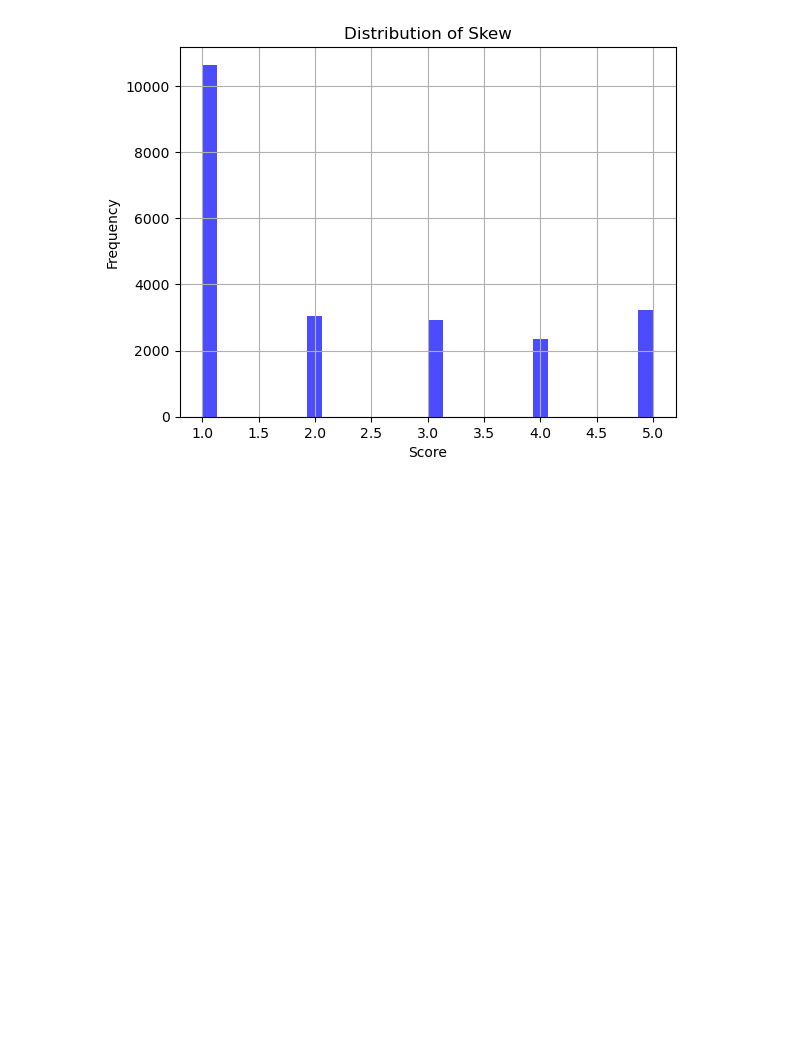
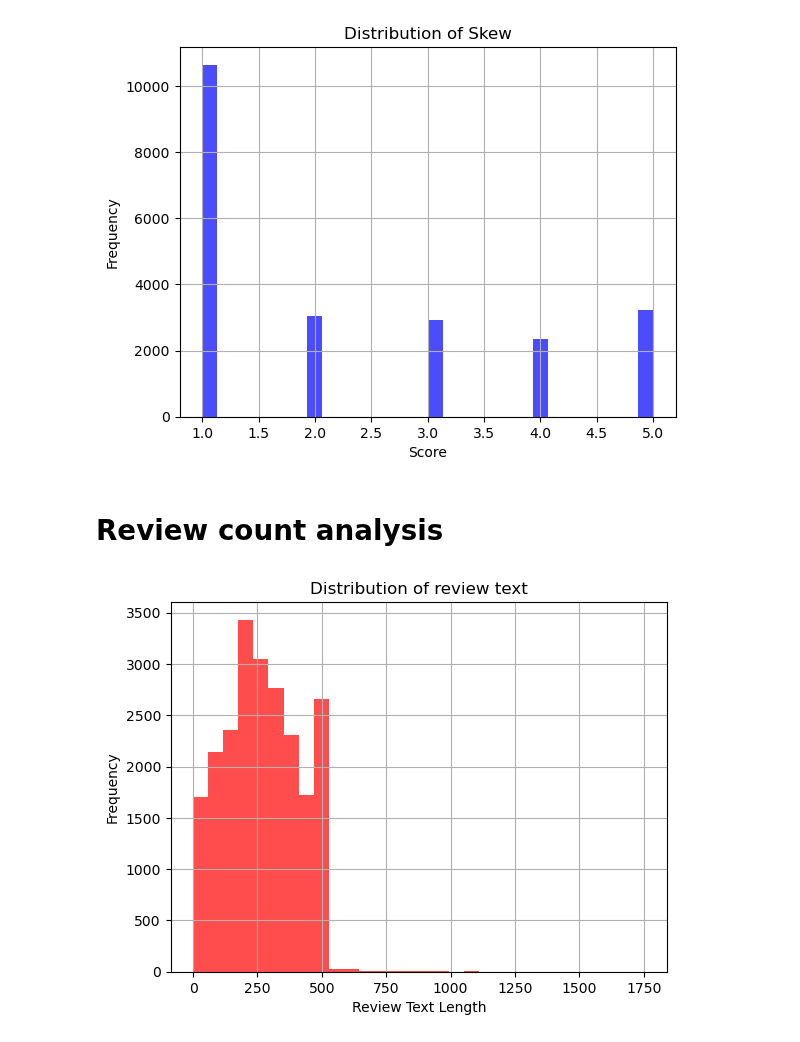
Before and after one commit to MaukanMir/Netflix-Sentiment-Analysis, a Jupyter notebook: training.ipynb, the cells around one changed output. Drawn from its saved outputs; the diff is of its cells as text; code cells hidden in the pictures; blank space fills up the shorter version.

```diff
--- a/training.ipynb
+++ b/training.ipynb
@@ -150,3 +150,16 @@ plt.ylabel("Frequency")
 plt.show()
 # %% [output]
 [figure]
+# %% [markdown]
+# Review count analysis
+# %%
+df["len_of_review_text"] = df["content"].apply(lambda x: len(x))
+df["len_of_review_wordcount"] = df["content"].apply(lambda x: len(x.split()))
+# %%
+df["len_of_review_text"].hist(bins=30, color="red", alpha=0.7)
+plt.title("Distribution of review text")
+plt.xlabel("Review Text Length")
+plt.ylabel("Frequency")
+plt.show()
+# %% [output]
+[figure, added]
```
Also changed, not shown: parts of 1 cell of this notebook.
